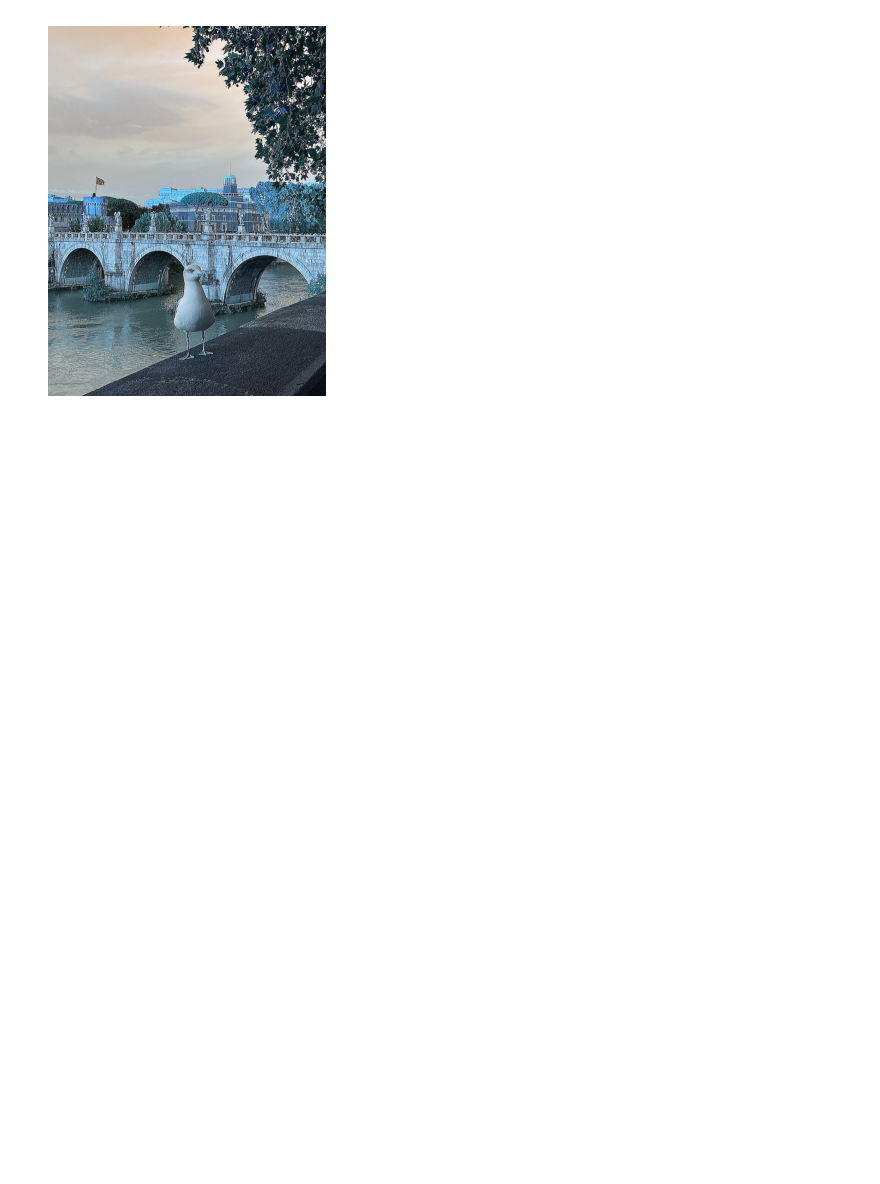
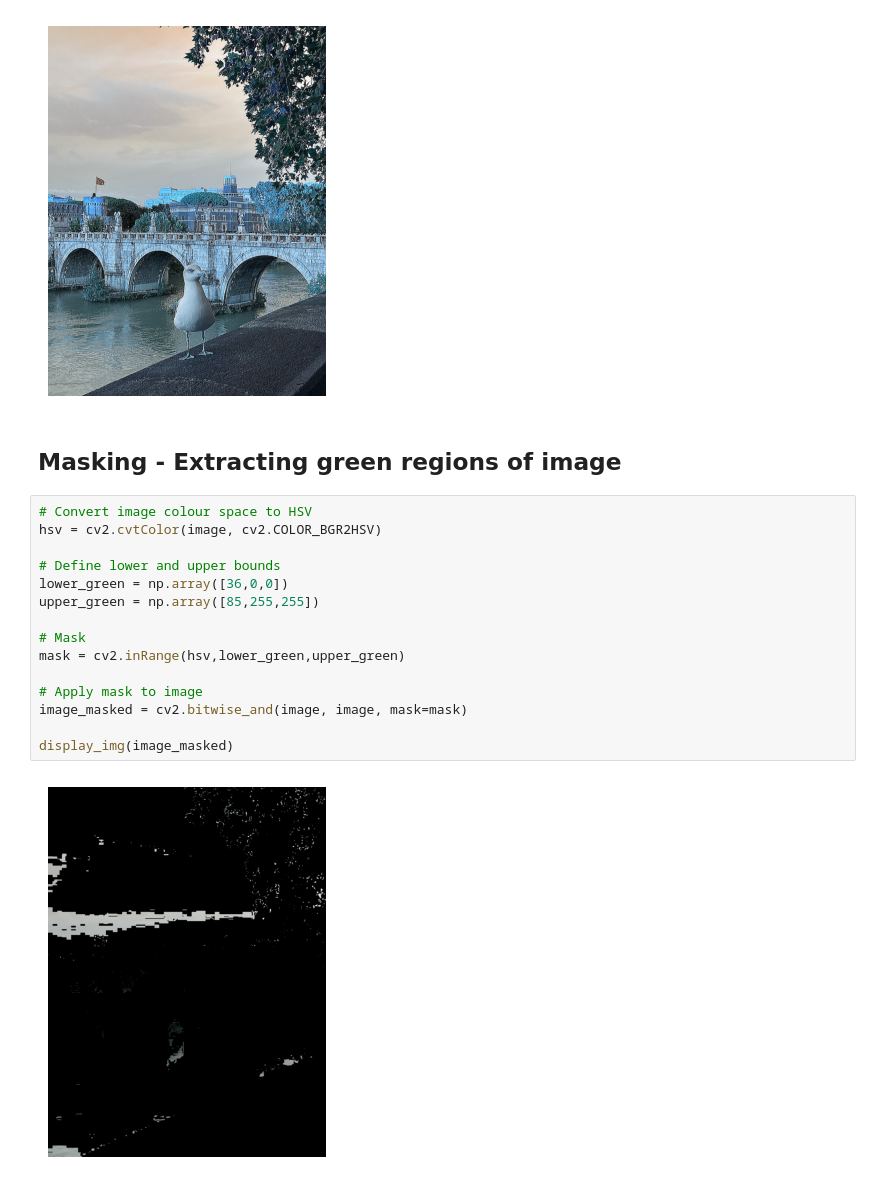
Before and after one commit to chunwee/Image-Processing, a Jupyter notebook: image_processing.ipynb, the cells around one changed output. Drawn from its saved outputs; the diff is of its cells as text; blank space fills up the shorter version.

```diff
--- a/image_processing.ipynb
+++ b/image_processing.ipynb
@@ -105,3 +105,22 @@ image_sharp = cv2.filter2D(src=image, ddepth=-1, kernel=kernel)
 display_img(image_sharp)
 # %% [output]
 [figure]
+# %% [markdown]
+## Masking - Extracting green regions of image
+# %%
+# Convert image colour space to HSV
+hsv = cv2.cvtColor(image, cv2.COLOR_BGR2HSV)
+
+# Define lower and upper bounds
+lower_green = np.array([36,0,0])
+upper_green = np.array([85,255,255])
+
+# Mask
+mask = cv2.inRange(hsv,lower_green,upper_green)
+
+# Apply mask to image
+image_masked = cv2.bitwise_and(image, image, mask=mask)
+
+display_img(image_masked)
+# %% [output]
+[figure, added]
```
